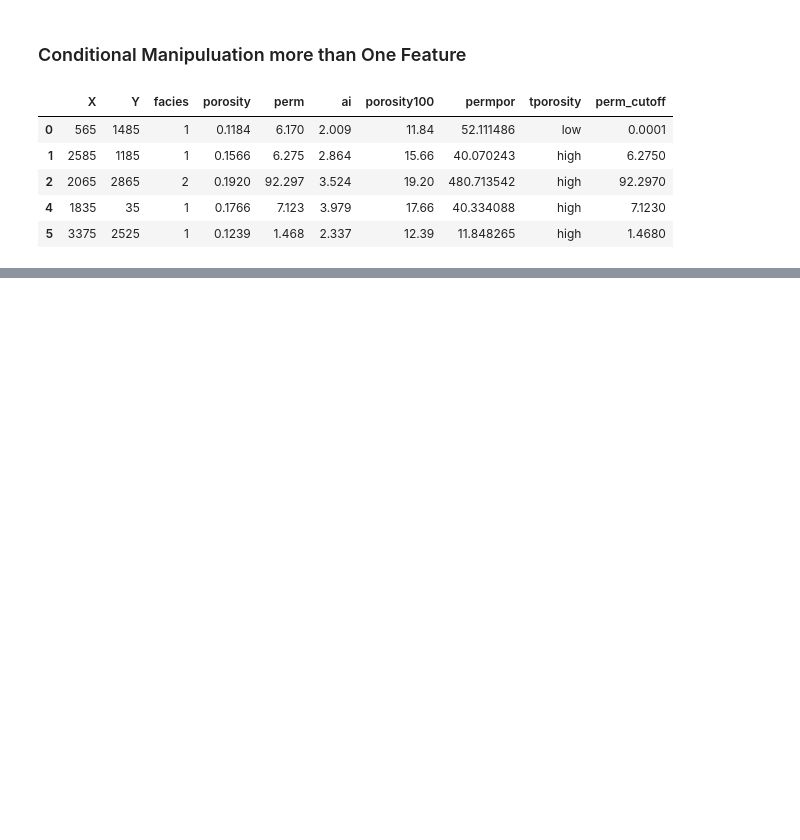
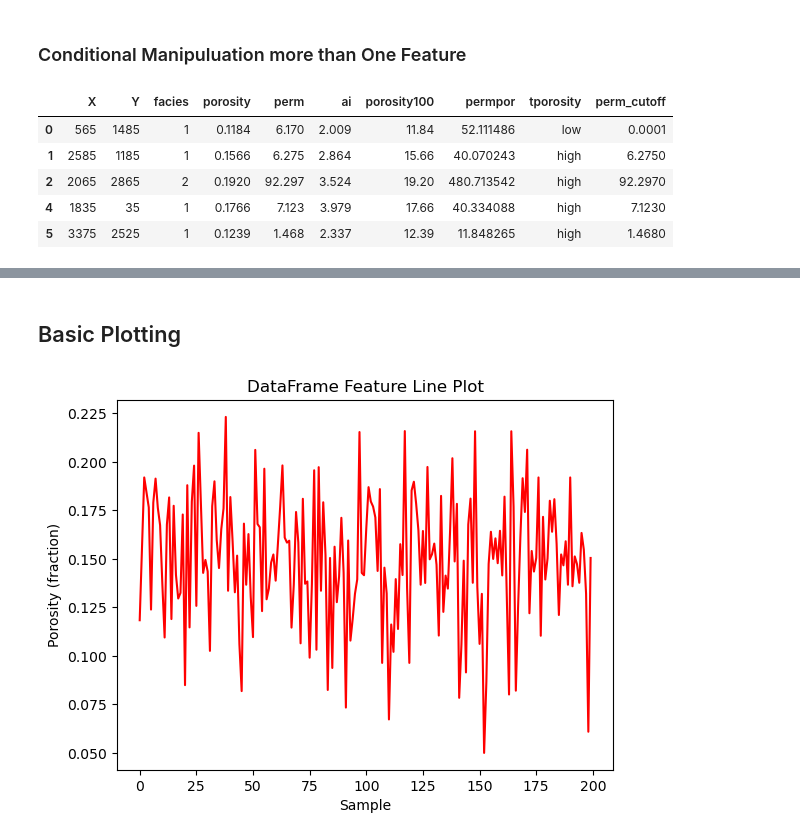
Before and after one commit to htetaunglynn94/youtube, a Jupyter notebook: ds_basic_python/exercise/1. python_basic_dataframe.ipynb, the cells around one changed output, grey strips where cells are left out. Drawn from its saved outputs; the diff is of its cells as text; code cells hidden in the pictures; blank space fills up the shorter version.

Commit message:
1. Tabular Data updated

```diff
--- a/ds_basic_python/exercise/1. python_basic_dataframe.ipynb
+++ b/ds_basic_python/exercise/1. python_basic_dataframe.ipynb
@@ -176,0 +179,5 @@ df.head()
+# %%
+df.loc[1,'porosity'] = np.NaN                   # add a NaN / missing value in our table
+print('Number of null values in our DataFrame = ', str(df.isnull().sum().sum())) # count missing values
+nan_rows = df[df['porosity'].isnull()]          # find the sample with missing values
+nan_rows
@@ -176,0 +190,3 @@ df.head()
+# %%
+df = df.dropna(how='any')
+df.head()
@@ -176,0 +226,7 @@ df.head()
+# %% [markdown]
+## Basic Plotting
+# %%
+df['porosity'].plot(kind='line',color='red')    # make a line plot
+plt.ylabel('Porosity (fraction)'); plt.xlabel('Sample'); plt.title('DataFrame Feature Line Plot'); plt.show()
+# %% [output]
+[figure, added]
```
Also changed, not shown: parts of 24 cells of this notebook, 1 other file.
